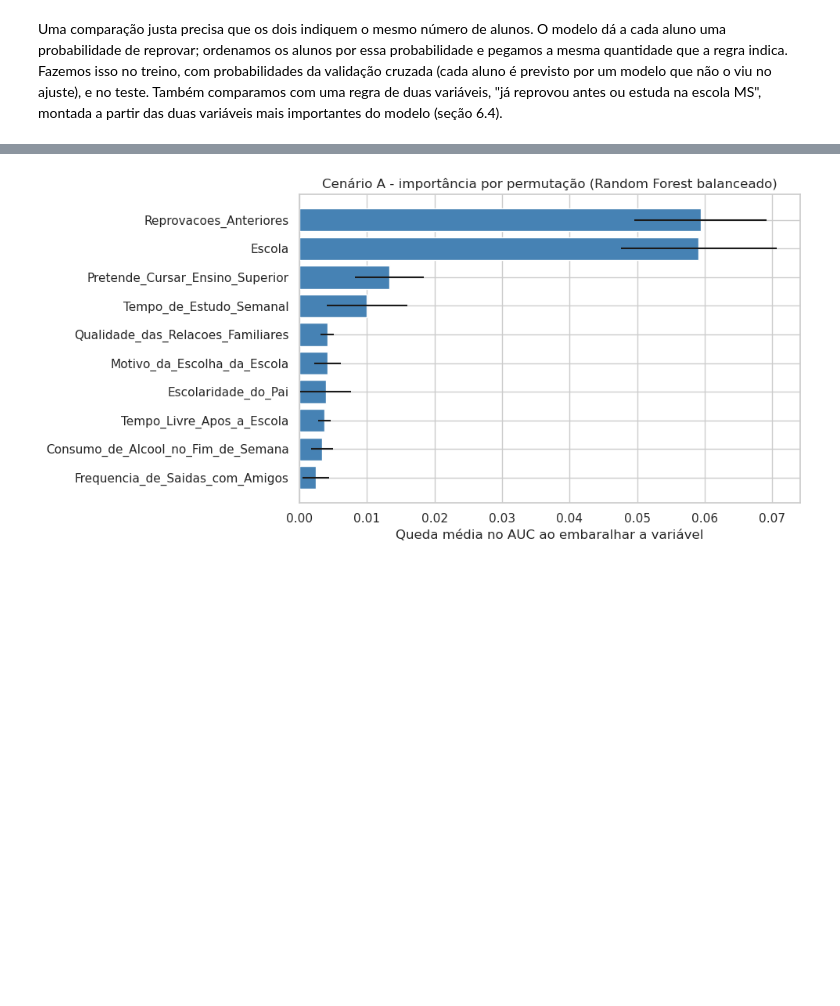
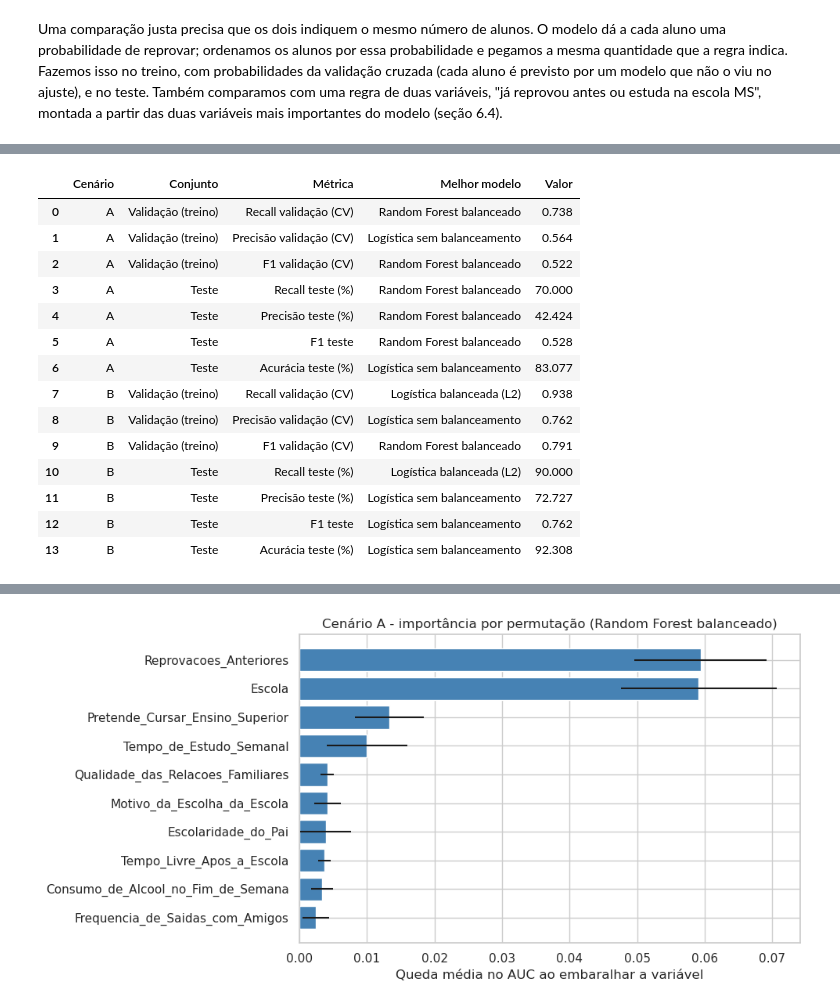
Before and after one commit to CinthiaMabuchi/Projeto_Final_Machine_Learning, a Jupyter notebook: projeto_final_ML_v3.ipynb, the cells around one changed output, grey strips where cells are left out. Saved outputs shown, nothing was run; the diff lists cells and outputs as text; code cells hidden in the pictures; blank space fills up the shorter version.

Commit message:
Projeto final de ML: classificação do risco de reprovação

```diff
--- a/projeto_final_ML_v2.ipynb
+++ b/projeto_final_ML_v3.ipynb
@@ -1185,20 +1019,21 @@ teste_clf[["Cenário", "Modelo", "Reprovados encontrados", "Falsos alarmes", "Re
 | 8 | B | Logística balanceada (L2) | 18 de 20 | 13 | 90.0 | 58.1 | ... |
 | 9 | B | Random Forest balanceado | 17 de 20 | 12 | 85.0 | 58.6 | ... |
 # %%
-comparacoes = [("A", modelos_clf_a, "Referência (regra: já reprovou antes)"),
-               ("A", modelos_clf_a, escolhido_clf_a),
-               ("B", modelos_clf_b, "Referência (regra: nota do 2º período < 10)"),
-               ("B", modelos_clf_b, escolhido_clf_b)]
+graficos = [("A", "Referência (regra: já reprovou antes)"), ("A", escolhido_a),
+            ("B", "Referência (regra: nota do 2º período < 10)"), ("B", escolhido_b)]
 
 fig, axes = plt.subplots(2, 2, figsize=(13, 10))
-axes = axes.ravel()
-for ax, (cen, modelos, nome) in zip(axes, comparacoes):
-    _, X_te, _, y_te = dados(cen, "Risco_Reprovacao")
-    cm = confusion_matrix(y_te, modelos[nome].predict(X_te))
+for ax, (cenario, nome) in zip(axes.ravel(), graficos):
+    cm = confusion_matrix(y_teste, prever(cenario, nome, teste))
     ConfusionMatrixDisplay(cm, display_labels=["Aprovado (0)", "Reprovado (1)"]).plot(ax=ax, cmap="Blues", colorbar=False)
-    ax.set_title(f"Cenário {cen}: {nome}\nencontra {cm[1, 1]} de {cm[1].sum()} reprovados, {cm[0, 1]} falsos alarmes", fontsize=10)
-    ax.set_xlabel("Previsto"); ax.set_ylabel("Real"); ax.grid(False)
-plt.tight_layout(); plt.show()
+    ax.set_title(f"Cenário {cenario}: {nome}\nencontra {cm[1, 1]} de {cm[1].sum()} reprovados, {cm[0, 1]} falsos alarmes",
+                 fontsize=10)
+    ax.set_xlabel("Previsto")
+    ax.set_ylabel("Real")
+    ax.grid(False)
+
+plt.tight_layout()
+plt.show()
 # %% [output]
 [figure]
 # %% [markdown]
@@ -1312,0 +1119,32 @@ A silhueta de 0,102 confirma que os grupos se sobrepõem, então um aluno do gru
+# %%
+linhas = []
+for cenario, tabela_cv in [("A", cv_a), ("B", cv_b)]:
+    # as referências ficam de fora
+    modelos_cv = tabela_cv[~tabela_cv["Modelo"].str.startswith("Referência")]
+    modelos_teste = teste_clf[(teste_clf["Cenário"] == cenario) & ~teste_clf["Modelo"].str.startswith("Referência")]
+
+    for metrica in ["Recall validação (CV)", "Precisão validação (CV)", "F1 validação (CV)"]:
+        melhor = modelos_cv.loc[modelos_cv[metrica].idxmax()]
+        linhas.append([cenario, "Validação (treino)", metrica, melhor["Modelo"], melhor[metrica]])
+
+    for metrica in ["Recall teste (%)", "Precisão teste (%)", "F1 teste", "Acurácia teste (%)"]:
+        melhor = modelos_teste.loc[modelos_teste[metrica].idxmax()]
+        linhas.append([cenario, "Teste", metrica, melhor["Modelo"], melhor[metrica]])
+
+pd.DataFrame(linhas, columns=["Cenário", "Conjunto", "Métrica", "Melhor modelo", "Valor"]).round(3)
+# %% [output]
+|  | Cenário | Conjunto | Métrica | Melhor modelo | Valor |
+| 0 | A | Validação (treino) | Recall validação (CV) | Random Forest balanceado | 0.738 |
+| 1 | A | Validação (treino) | Precisão validação (CV) | Logística sem balanceamento | 0.564 |
+| 2 | A | Validação (treino) | F1 validação (CV) | Random Forest balanceado | 0.522 |
+| 3 | A | Teste | Recall teste (%) | Random Forest balanceado | 70.000 |
+| 4 | A | Teste | Precisão teste (%) | Random Forest balanceado | 42.424 |
+| 5 | A | Teste | F1 teste | Random Forest balanceado | 0.528 |
+| 6 | A | Teste | Acurácia teste (%) | Logística sem balanceamento | 83.077 |
+| 7 | B | Validação (treino) | Recall validação (CV) | Logística balanceada (L2) | 0.938 |
+| 8 | B | Validação (treino) | Precisão validação (CV) | Logística sem balanceamento | 0.762 |
+| 9 | B | Validação (treino) | F1 validação (CV) | Random Forest balanceado | 0.791 |
+| 10 | B | Teste | Recall teste (%) | Logística balanceada (L2) | 90.000 |
+| 11 | B | Teste | Precisão teste (%) | Logística sem balanceamento | 72.727 |
+| 12 | B | Teste | F1 teste | Logística sem balanceamento | 0.762 |
+| 13 | B | Teste | Acurácia teste (%) | Logística sem balanceamento | 92.308 |
```
Also changed, not shown: parts of 88 cells of this notebook, 6 other files.
